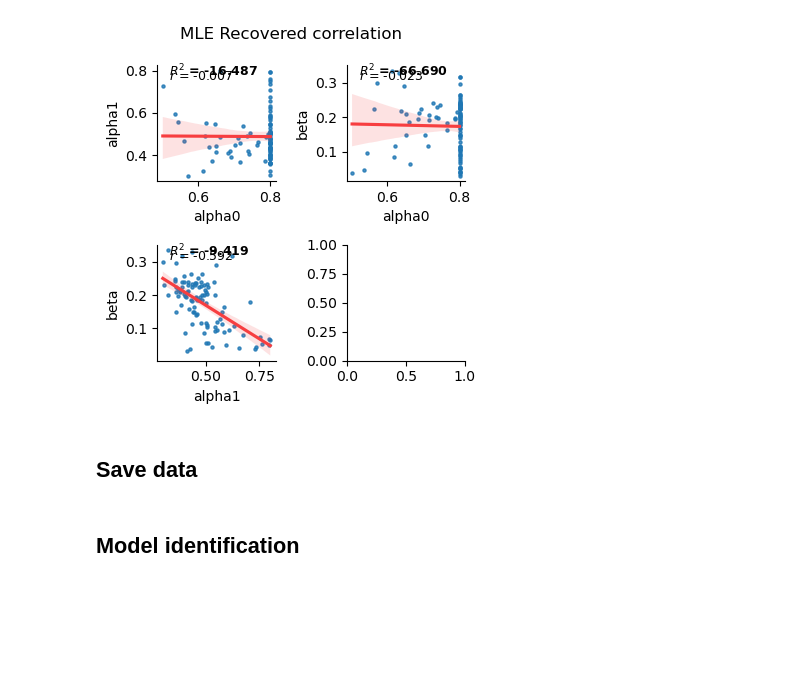
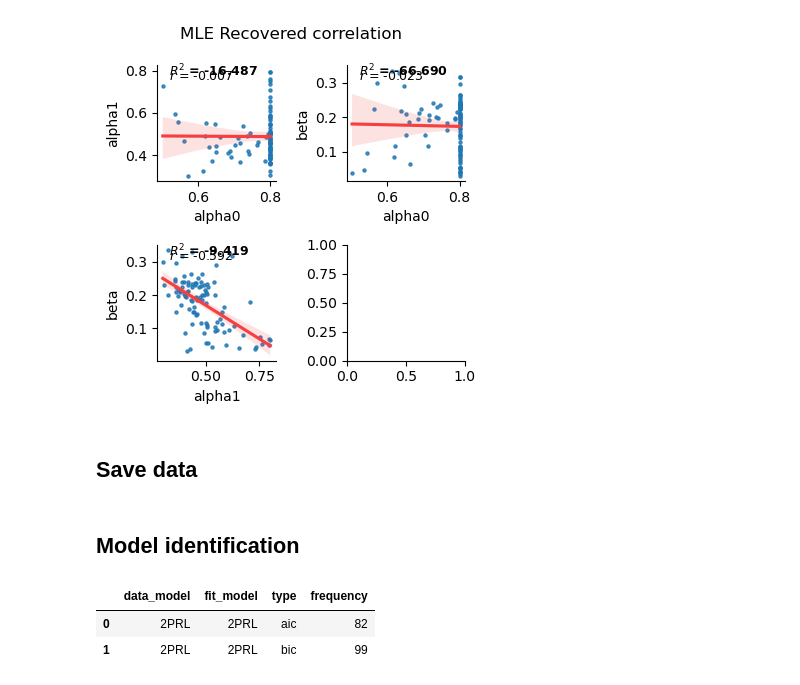
Before and after one commit to ti55987/DL4CM, a Jupyter notebook: mle.ipynb, the cells around one changed output. Saved outputs shown, nothing was run; the diff lists cells and outputs as text; code cells hidden in the pictures; blank space fills up the shorter version.

```diff
--- a/mle.ipynb
+++ b/mle.ipynb
@@ -362 +357,21 @@ all_results = recovered_param
+# %%
+all_results = recovered_param
+
+model_frequency = get_model_frequency(all_results)
+# Remap model name columns for cleaner labels
+model_name_map = {
+    "2param_rl": "2PRL",
+    "3param_rl": "3PRL"
+}
+
+if 'data_model' in model_frequency.columns:
+    model_frequency['data_model'] = model_frequency['data_model'].map(model_name_map).fillna(model_frequency['data_model'])
+if 'fit_model' in model_frequency.columns:
+    model_frequency['fit_model'] = model_frequency['fit_model'].map(model_name_map).fillna(model_frequency['fit_model'])
+
+model_frequency.head(2)
+# %% [output]
+|  | data_model | fit_model | type | frequency |
+| 0 | 2PRL | 2PRL | aic | 82 |
+| 1 | 2PRL | 2PRL | bic | 99 |
 # %%
```
Also changed, not shown: parts of 5 cells of this notebook, 1 other file.
